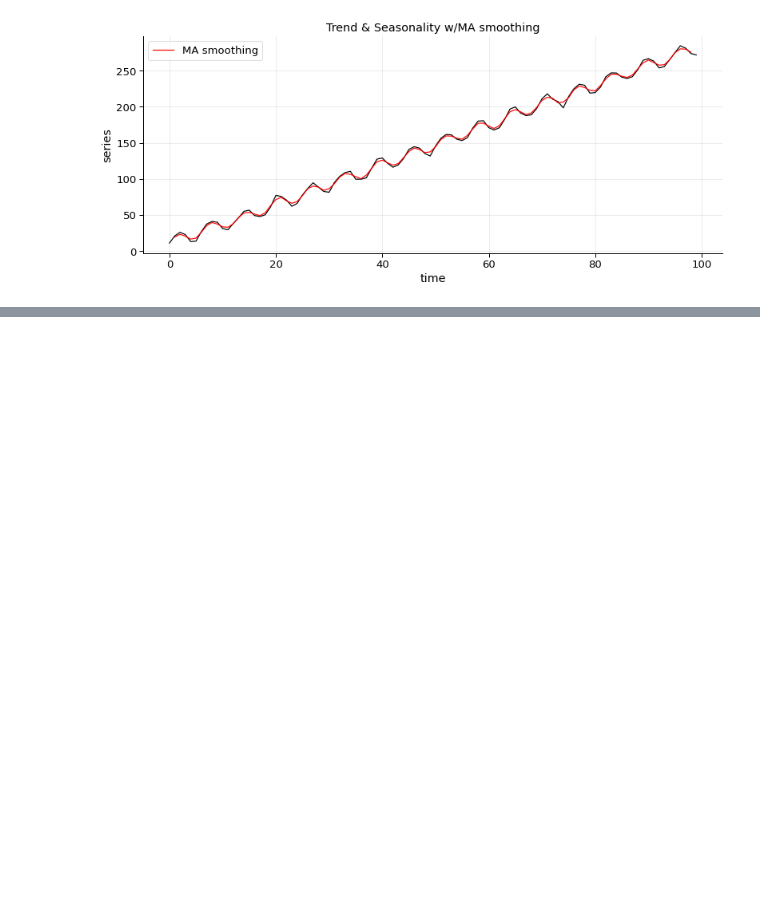
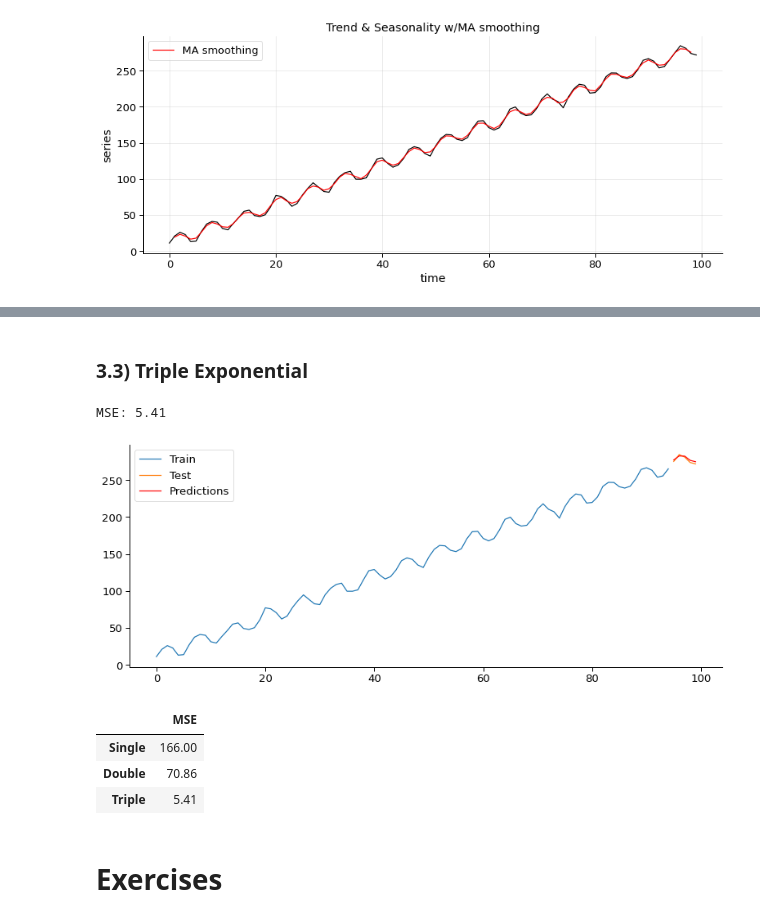
Before and after one commit to razielar/coursera_time_series_forecasting, a Jupyter notebook: coursera_time_series/week_2/2_time_series_smoothing/1_smoothing_ts.ipynb, the cells around one changed output, grey strips where cells are left out. Cells and saved outputs as stored; diff of their text form; code cells hidden in the pictures; blank space fills up the shorter version.

```diff
--- a/coursera_time_series/week_2/2_time_series_smoothing/1_smoothing_ts.ipynb
+++ b/coursera_time_series/week_2/2_time_series_smoothing/1_smoothing_ts.ipynb
@@ -100,0 +160,26 @@ plt.show()
+# %% [markdown]
+### 3.3) Triple Exponential
+# %%
+triple= ExponentialSmoothing(train, trend= "additive", seasonal= "additive", seasonal_periods= 13).fit(optimized= True)
+triple_pred= triple.forecast(len(test))
+triple_mse= mean_squared_error(test, triple_pred)
+print("MSE: {:.2f}".format(triple_mse))
+# Plot:
+plt.plot(time[:-5], train, label= "Train")
+plt.plot(time[-5:], test, label= "Test")
+plt.plot(time[-5:], triple_pred, label= "Predictions", color= "red")
+plt.legend()
+plt.show()
+# %% [output]
+MSE: 5.41
+[figure, added]
+# %%
+data_dict= {"MSE": [single_mse, double_mse, triple_mse]}
+pd.DataFrame(data_dict, index= ["Single", "Double", "Triple"])
+# %% [output]
+|  | MSE |
+| Single | 166.00 |
+| Double | 70.86 |
+| Triple | 5.41 |
+# %% [markdown]
+# Exercises
```
Also changed, not shown: parts of 11 cells of this notebook.
